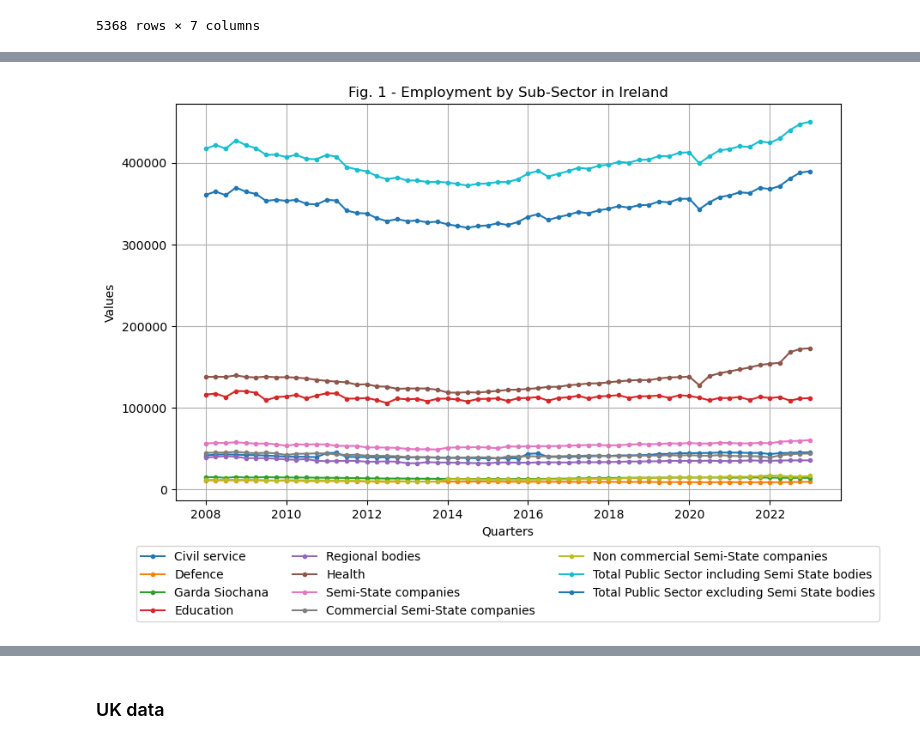
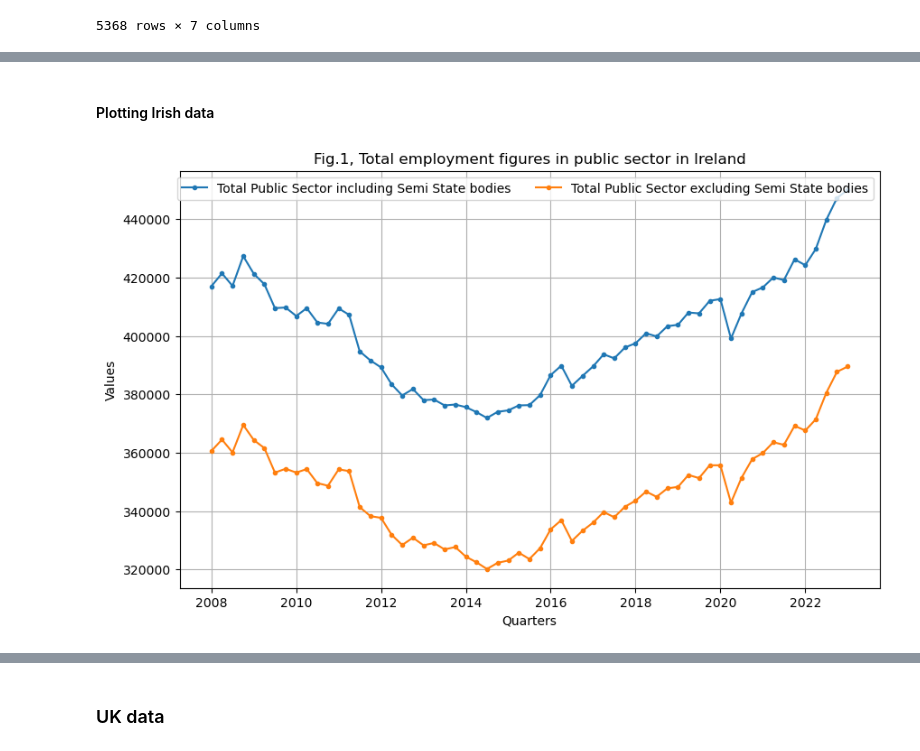
Before and after one commit to Carloselrecharlie/ML_assessment_repeat, a Jupyter notebook: sba22448_Integrated_CA-ML.ipynb, the cells around one changed output, grey strips where cells are left out. Cells and saved outputs as stored; diff of their text form; code cells hidden in the pictures.

Commit message:
Irish plots, EDA

```diff
--- a/sba22448_Integrated_CA-ML.ipynb
+++ b/sba22448_Integrated_CA-ML.ipynb
@@ -176,25 +146,32 @@ plt.show()
-# %%
-#selecting rows related to Employment (Statistic_Label column)
-dfIe_employment = dfIe[dfIe['Statistic_Label'] == 'Employment']
-
-
-plt.figure(figsize=(10, 6)) # creating figure
-ax = plt.gca() # get the current Axes instance on the current figure
-
-#looping through all unique Sub_Sector and plotting
-for subsector in dfIe_employment['Sub_Sector'].unique():
-    dfIe_subsector = dfIe_employment[dfIe_employment['Sub_Sector'] == subsector]
-    ax.plot(dfIe_subsector.index, dfIe_subsector['VALUE'], marker='.', linestyle='-', label=subsector)
-
-# setting labels and title for the plot
-plt.xlabel('Quarters')
-plt.ylabel('Values')
-plt.title('Fig. 1 - Employment by Sub-Sector in Ireland')
-plt.grid(True)
-
-# Add a legend to identify each Sub_Sector
-ax.legend(loc='upper center', bbox_to_anchor=(0.5, -0.1), ncol=3) #position of the legend and bbox_to_anchor centers it and moves the legend below the chart. Three columns to spread it along the page
-
-plt.show()
-# %% [output]
-[figure, removed]
+# %% [markdown]
+#### Plotting Irish data
+# %%
+#selecting rows from df where Statistic_Label is value Employment
+dfIe_employment = dfIe[dfIe['Statistic_Label'] == 'Employment']
+
+# creating figure and axes with a suitable size
+plt.figure(figsize=(10, 6))
+ax = plt.gca() # get current axis instance on the current figure
+
+# defining group with total figures
+totalsEmployIE_group = ['Total Public Sector including Semi State bodies', 'Total Public Sector excluding Semi State bodies']
+
+# looping through the group created
+for subsector in totalsEmployIE_group:
+    df_subsector = dfIe_employment[dfIe_employment['Sub_Sector'] == subsector]
+    # plotting each line on the same axes
+    ax.plot(df_subsector.index, df_subsector['VALUE'], marker='.', label=subsector) #Added a marker to represent each value (quarter)
+
+# Set labels and title for the plot
+plt.xlabel('Quarters')
+plt.ylabel('Values')
+plt.title('Fig.1, Total employment figures in public sector in Ireland')
+plt.grid(True) # showing grid for easier readability
+
+# Put the legend in the background
+ax.legend(loc='best', ncol=2) # bbox_to_anchor takes the legend out of the plot
+
+# Show the plot
+plt.show()
+# %% [output]
+[figure, added]
```
Also changed, not shown: parts of 9 cells of this notebook, 1 other file.
